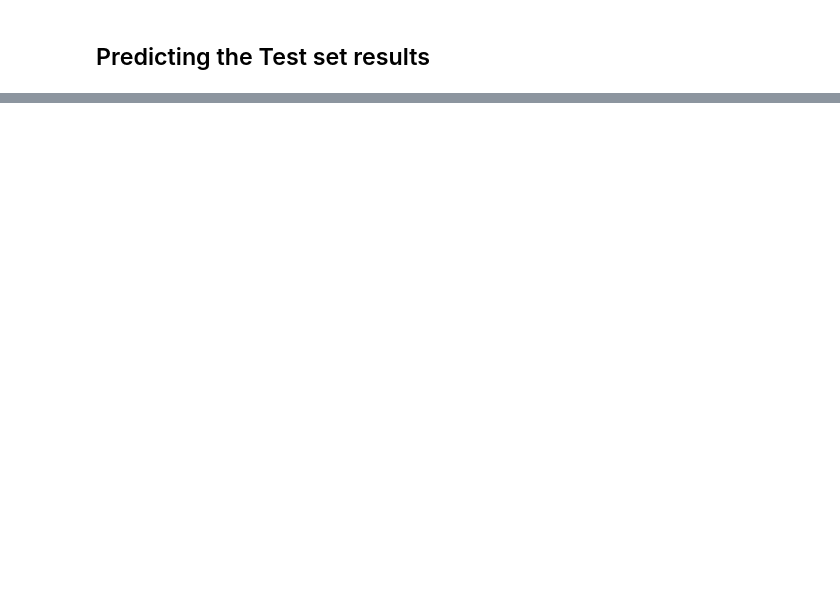
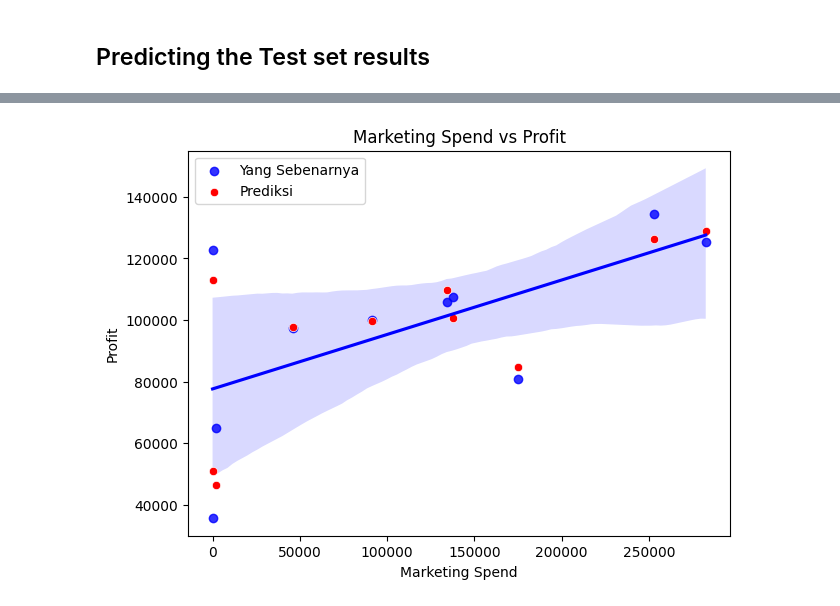
Before and after one commit to miuddinsyah/Assignment-Week-1-Machine-Learning, a Jupyter notebook: Regression Model Multiple Linear Regression.ipynb, the cells around one changed output, grey strips where cells are left out. Cells and saved outputs as stored; diff of their text form; code cells hidden in the pictures; blank space fills up the shorter version.

```diff
--- a/Regression Model Multiple Linear Regression.ipynb
+++ b/Regression Model Multiple Linear Regression.ipynb
@@ -23,0 +78,4 @@ FileNotFoundError: [Errno 2] No such file or directory: 'Dataset(_Startups.csv'
+# %%
+plot_regression(X_test['Marketing Spend'], y_test, y_pred, 'Marketing Spend', 'Marketing Spend vs Profit')
+# %% [output]
+[figure, added]
```
Also changed, not shown: parts of 15 cells of this notebook, 1 other file.
